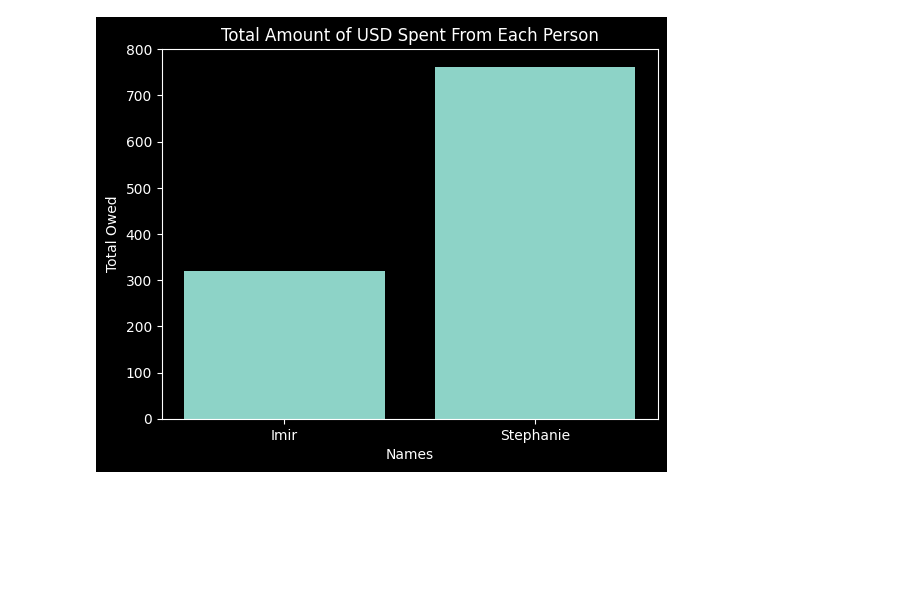
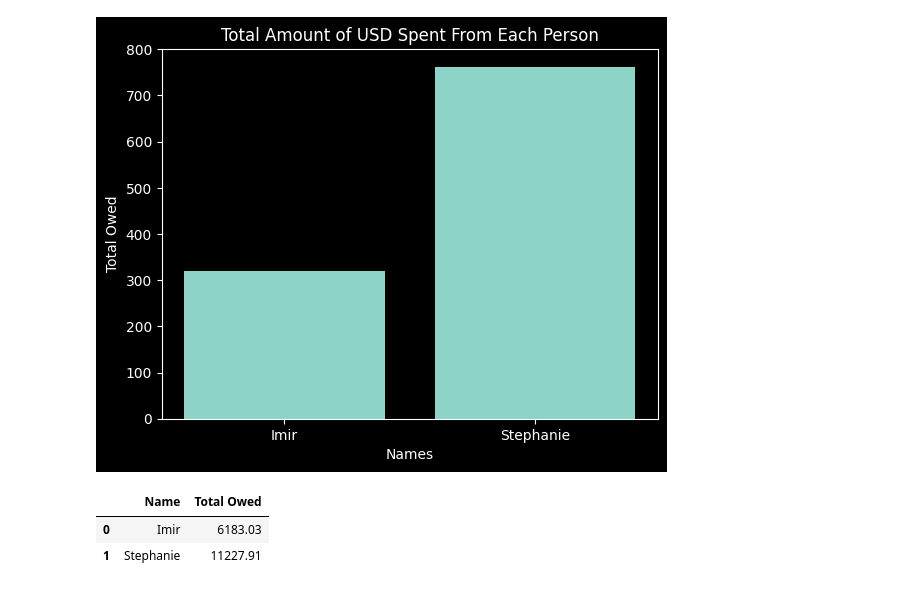
Before and after one commit to imirransom7/Amazon-Order-History, a Jupyter notebook: imir_amazon_order_history/orders.ipynb, the cells around one changed output. Saved outputs shown, nothing was run; the diff lists cells and outputs as text; code cells hidden in the pictures; blank space fills up the shorter version.

Commit message:
The groupby for the bar chart worked; now going to add some Markdown for it

```diff
--- a/imir_amazon_order_history/orders.ipynb
+++ b/imir_amazon_order_history/orders.ipynb
@@ -516,3 +514,11 @@ plt.title('Total Amount of USD Spent From Each Person')
 # %% [output]
 Text(0.5, 1.0, 'Total Amount of USD Spent From Each Person')
 [figure]
+# %%
+grouped = new_df.groupby('Name')['Total Owed'].sum().reset_index()
+# %%
+grouped
+# %% [output]
+|  | Name | Total Owed |
+| 0 | Imir | 6183.03 |
+| 1 | Stephanie | 11227.91 |
```
Also changed, not shown: parts of 2 cells of this notebook.
